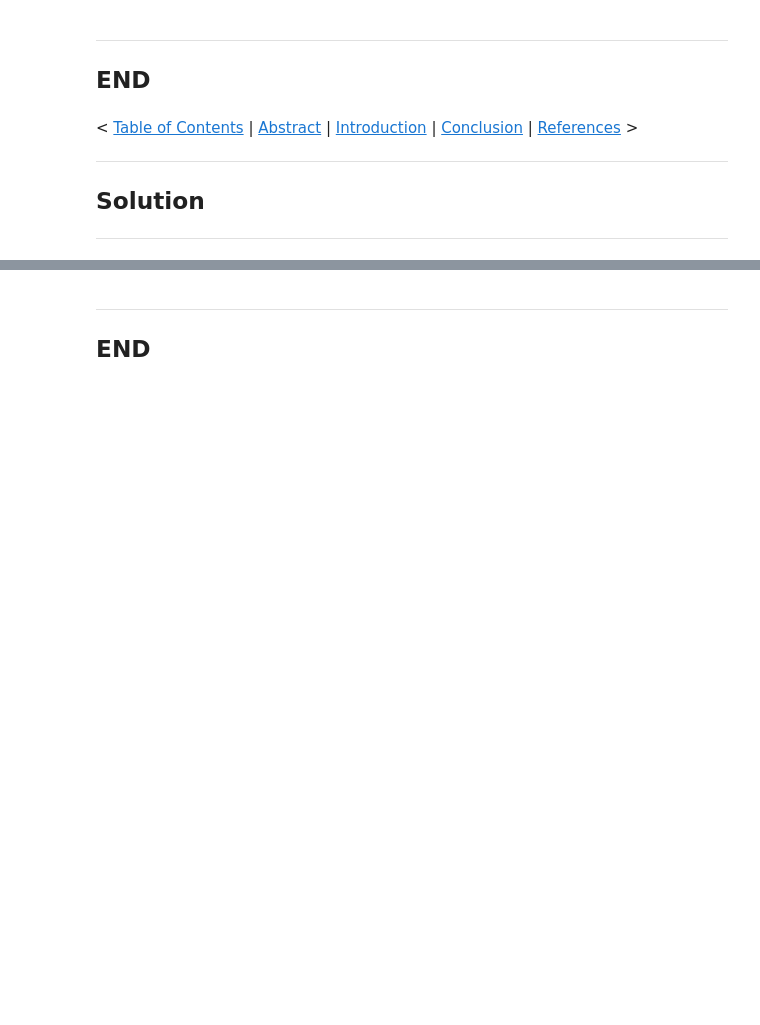
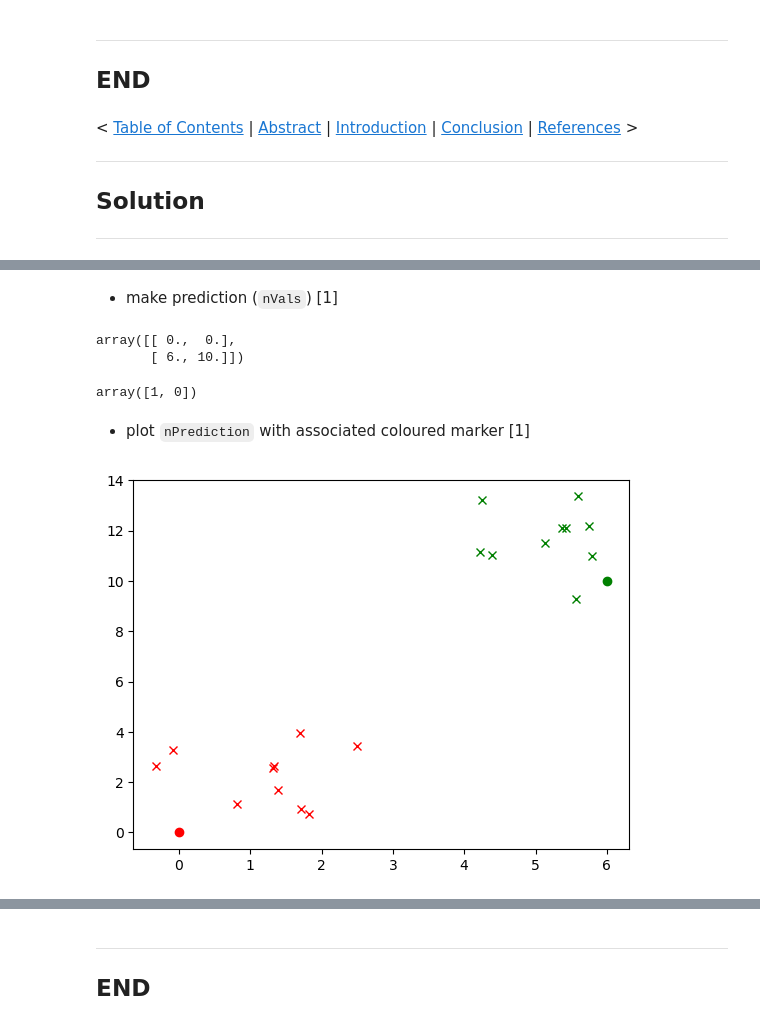
Before and after one commit to SeanOhAileasa/mls-scikit-learn-clustering, a Jupyter notebook: mls-scikit-learn-clustering.ipynb, the cells around one changed output, grey strips where cells are left out. Saved outputs shown, nothing was run; the diff lists cells and outputs as text; code cells hidden in the pictures; blank space fills up the shorter version.

```diff
--- a/mls-scikit-learn-clustering.ipynb
+++ b/mls-scikit-learn-clustering.ipynb
@@ -91,0 +431,24 @@ Output: file opened with associated application
+# %% [markdown]
+- make prediction (``nVals``) [1]
+# %%
+nVals=np.array([[0.0,0.0],[6,10]])
+# %%
+nVals
+# %% [output]
+array([[ 0.,  0.],
+       [ 6., 10.]])
+# %%
+nPrediction=nInsObjKMeans.predict(nVals)
+# %%
+nPrediction
+# %% [output]
+array([1, 0])
+# %% [markdown]
+- plot ``nPrediction`` with associated coloured marker [1]
+# %%
+plt.plot(X[nInsObjKMeans.labels_==0][:,0],X[nInsObjKMeans.labels_==0][:,1],"xg")
+plt.plot(X[nInsObjKMeans.labels_==1][:,0],X[nInsObjKMeans.labels_==1][:,1],"xr")
+plt.plot(nVals[nPrediction==0][:,0],nVals[nPrediction==0][:,1],"go")
+plt.plot(nVals[nPrediction==1][:,0],nVals[nPrediction==1][:,1],"ro");
+# %% [output]
+[figure, added]
```
Also changed, not shown: parts of 98 cells of this notebook.
